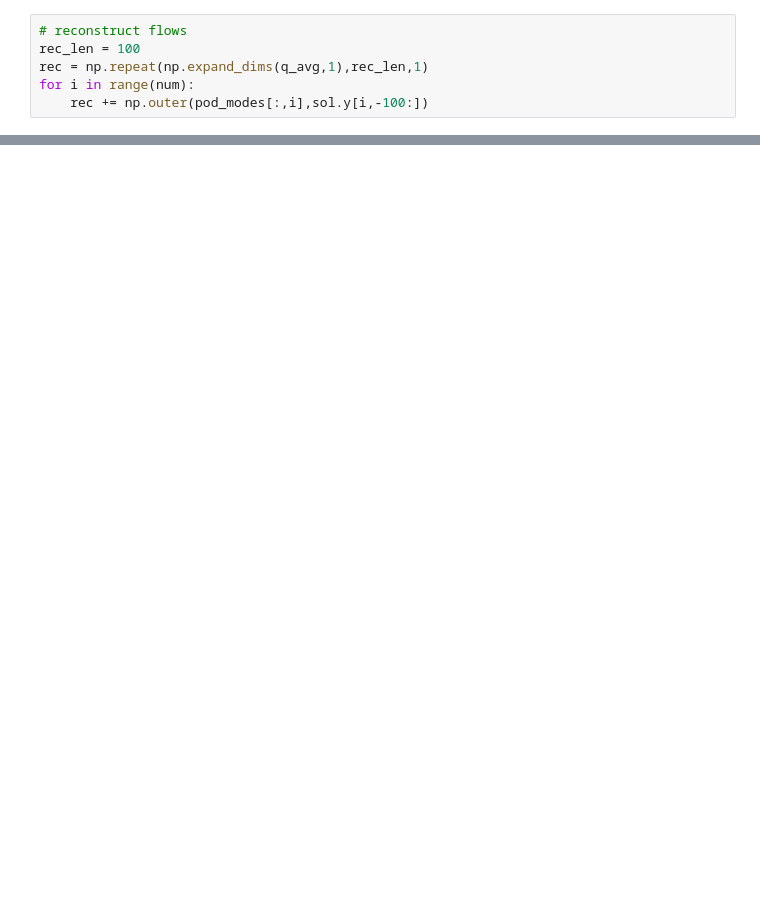
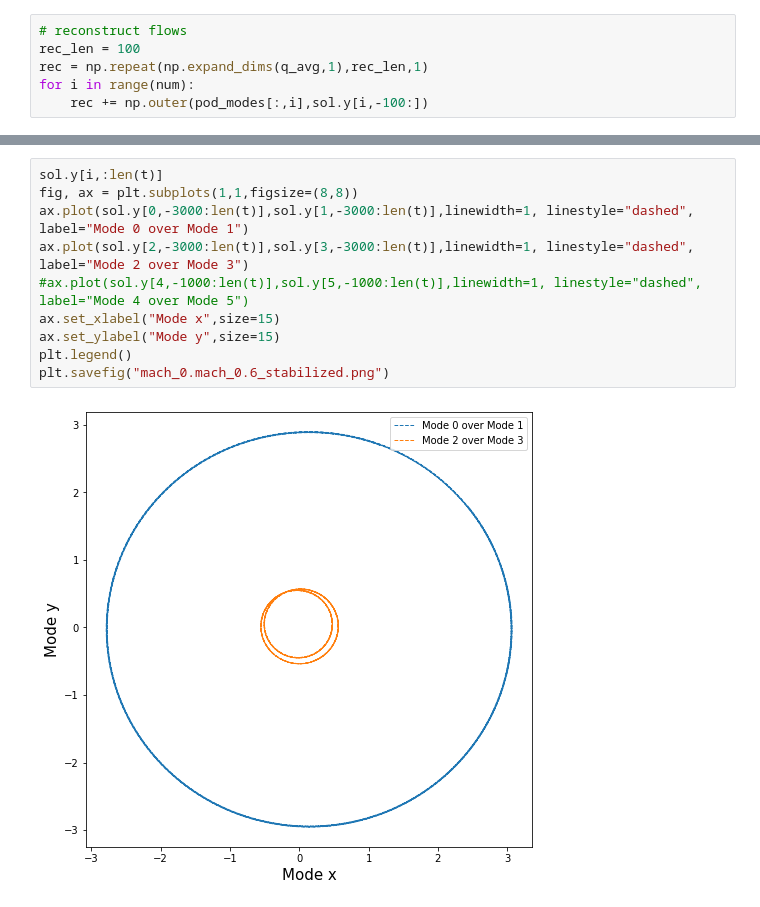
Before and after one commit to JanRotti/podGalerkin, a Jupyter notebook: pod_galerkin_code.ipynb, the cells around one changed output, grey strips where cells are left out. Drawn from its saved outputs; the diff is of its cells as text; blank space fills up the shorter version.

```diff
--- a/pod_galerkin_code.ipynb
+++ b/pod_galerkin_code.ipynb
@@ -279,0 +290,12 @@ plot_cylinder_data(x,y,q[:n,90],zoom=True)
+# %%
+sol.y[i,:len(t)]
+fig, ax = plt.subplots(1,1,figsize=(8,8))
+ax.plot(sol.y[0,-3000:len(t)],sol.y[1,-3000:len(t)],linewidth=1, linestyle="dashed", label="Mode 0 over Mode 1")
+ax.plot(sol.y[2,-3000:len(t)],sol.y[3,-3000:len(t)],linewidth=1, linestyle="dashed", label="Mode 2 over Mode 3")
+#ax.plot(sol.y[4,-1000:len(t)],sol.y[5,-1000:len(t)],linewidth=1, linestyle="dashed", label="Mode 4 over Mode 5")
+ax.set_xlabel("Mode x",size=15)
+ax.set_ylabel("Mode y",size=15)
+plt.legend()
+plt.savefig("mach_0.mach_0.6_stabilized.png")
+# %% [output]
+[figure, added]
```
Also changed, not shown: parts of 10 cells of this notebook, 2 other files.
